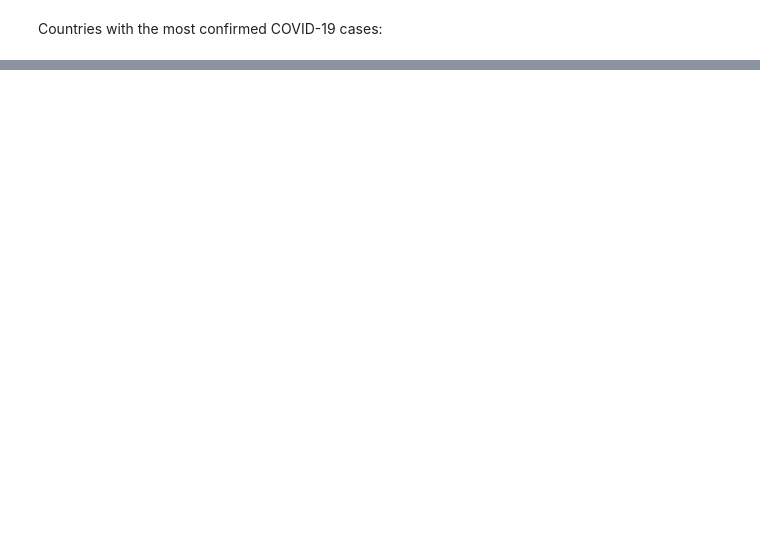
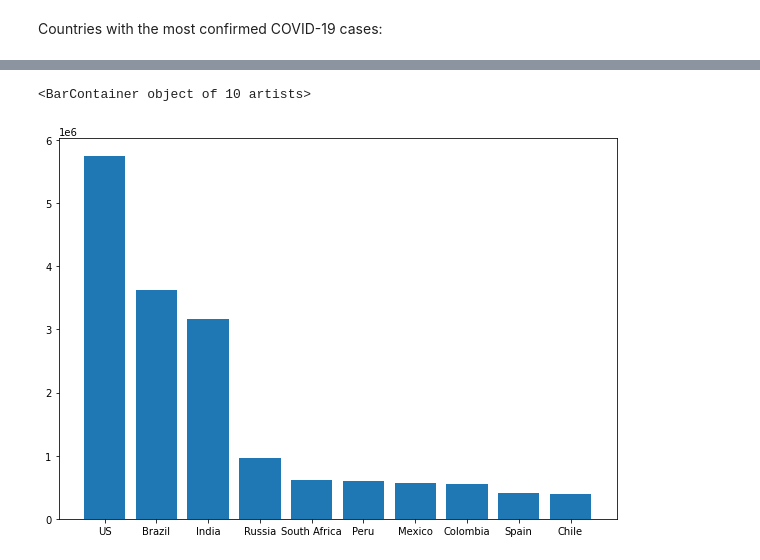
Before and after one commit to terrencekwon/data-science-portfolio, a Jupyter notebook: covid19_visualization.ipynb, the cells around one changed output, grey strips where cells are left out. Drawn from its saved outputs; the diff is of its cells as text; code cells hidden in the pictures; blank space fills up the shorter version.

```diff
--- a/covid19_visualization.ipynb
+++ b/covid19_visualization.ipynb
@@ -110,0 +110,8 @@ country_totals.sort_values(by='Confirmed', ascending=False).head(20)
+# %%
+countries = top_ten['Country_Region']
+confirmed_cases = top_ten['Confirmed']
+fig = plt.figure(figsize =(10, 7))
+plt.bar(countries[0:10], confirmed_cases[0:10])
+# %% [output]
+<BarContainer object of 10 artists>
+[figure, added]
```
Also changed, not shown: parts of 2 cells of this notebook.
